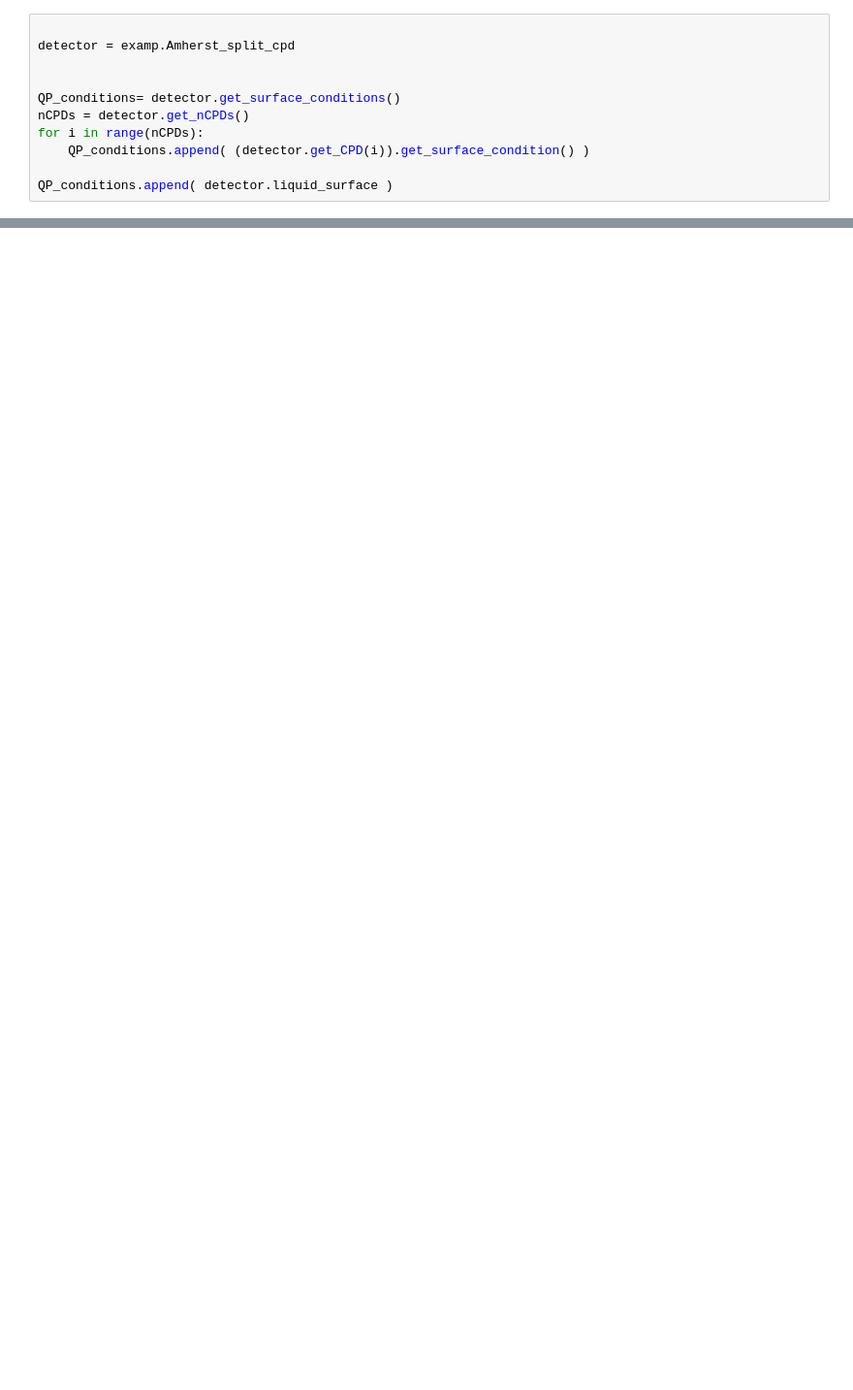
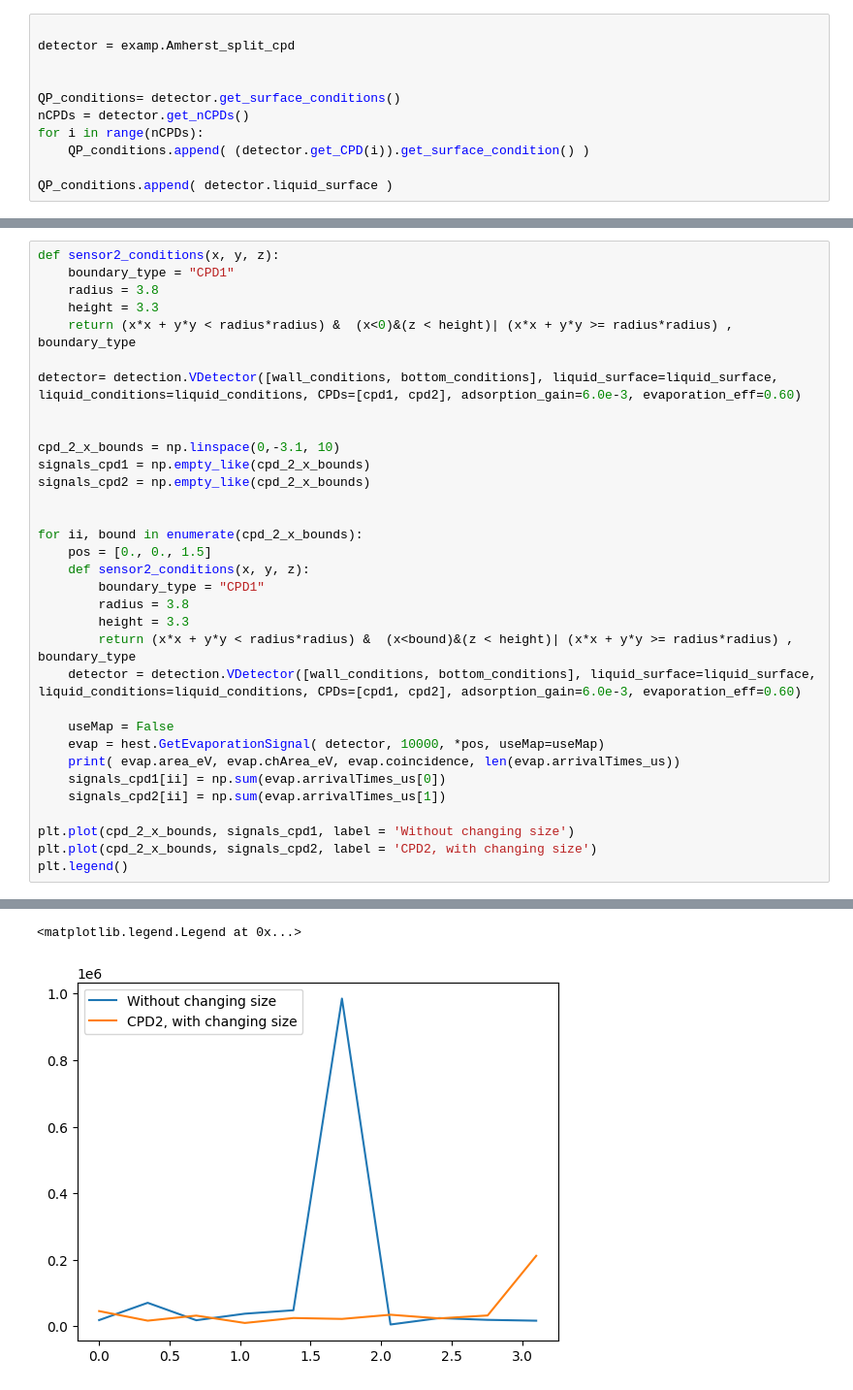
Before and after one commit to spice-herald/HeST, a Jupyter notebook: Amherst_cell_debugging.ipynb, the cells around one changed output, grey strips where cells are left out. Shown at 97% size. Cells and saved outputs as stored; diff of their text form; blank space fills up the shorter version.

```diff
--- a/Amherst_cell_debugging.ipynb
+++ b/Amherst_cell_debugging.ipynb
@@ -35,0 +94,34 @@ ValueError: not enough values to unpack (expected 9, got 3)
+# %%
+def sensor2_conditions(x, y, z):
+    boundary_type = "CPD1"
+    radius = 3.8
+    height = 3.3
+    return (x*x + y*y < radius*radius) &  (x<0)&(z < height)| (x*x + y*y >= radius*radius) , boundary_type
+
+detector= detection.VDetector([wall_conditions, bottom_conditions], liquid_surface=liquid_surface, liquid_conditions=liquid_conditions, CPDs=[cpd1, cpd2], adsorption_gain=6.0e-3, evaporation_eff=0.60)
+
+
+cpd_2_x_bounds = np.linspace(0,-3.1, 10)
+signals_cpd1 = np.empty_like(cpd_2_x_bounds)
+signals_cpd2 = np.empty_like(cpd_2_x_bounds)
+
+
+for ii, bound in enumerate(cpd_2_x_bounds):
+    pos = [0., 0., 1.5]
+    def sensor2_conditions(x, y, z):
+        boundary_type = "CPD1"
+        radius = 3.8
+        height = 3.3
+        return (x*x + y*y < radius*radius) &  (x<bound)&(z < height)| (x*x + y*y >= radius*radius) , boundary_type
+    detector = detection.VDetector([wall_conditions, bottom_conditions], liquid_surface=liquid_surface, liquid_conditions=liquid_conditions, CPDs=[cpd1, cpd2], adsorption_gain=6.0e-3, evaporation_eff=0.60)
+
+    useMap = False
+    evap = hest.GetEvaporationSignal( detector, 10000, *pos, useMap=useMap)
+    print( evap.area_eV, evap.chArea_eV, evap.coincidence, len(evap.arrivalTimes_us))
+    signals_cpd1[ii] = np.sum(evap.arrivalTimes_us[0])
+    signals_cpd2[ii] = np.sum(evap.arrivalTimes_us[1])
+
+plt.plot(cpd_2_x_bounds, signals_cpd1, label = 'Without changing size')
+plt.plot(cpd_2_x_bounds, signals_cpd2, label = 'CPD2, with changing size')
+plt.legend()
+# %% [output]
@@ -35,0 +138,2 @@ ValueError: not enough values to unpack (expected 9, got 3)
+<matplotlib.legend.Legend at 0x...>
+[figure, added]
```
Also changed, not shown: parts of 5 cells of this notebook, 2 other files.
